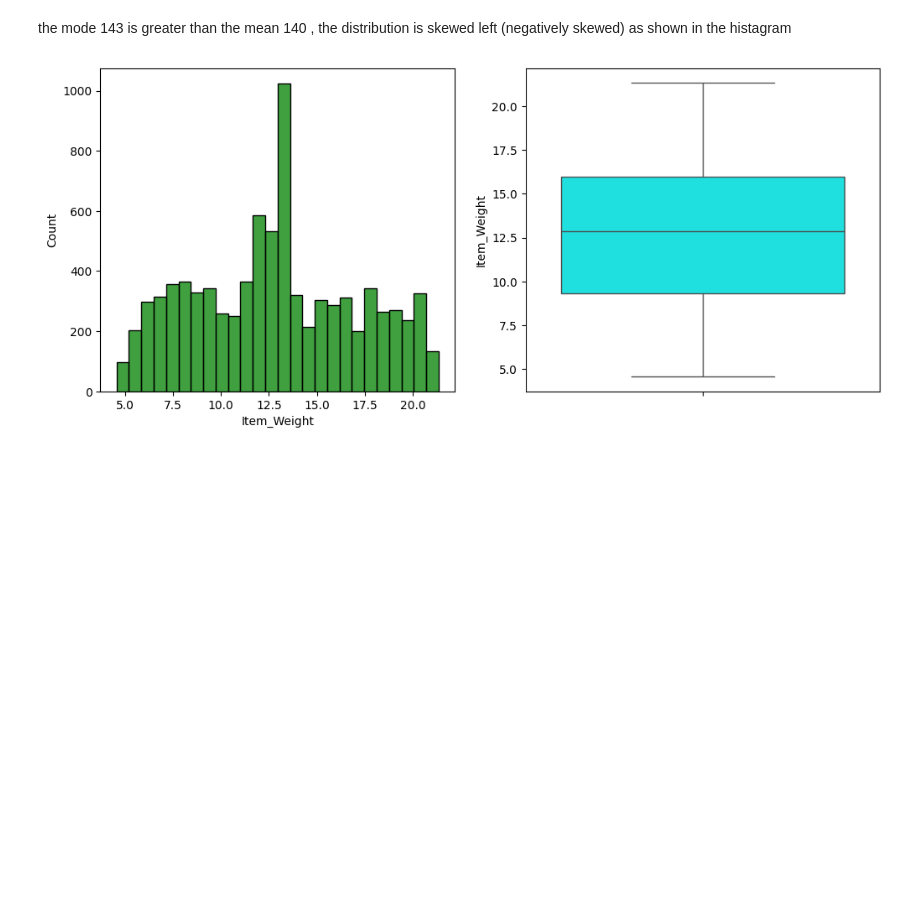
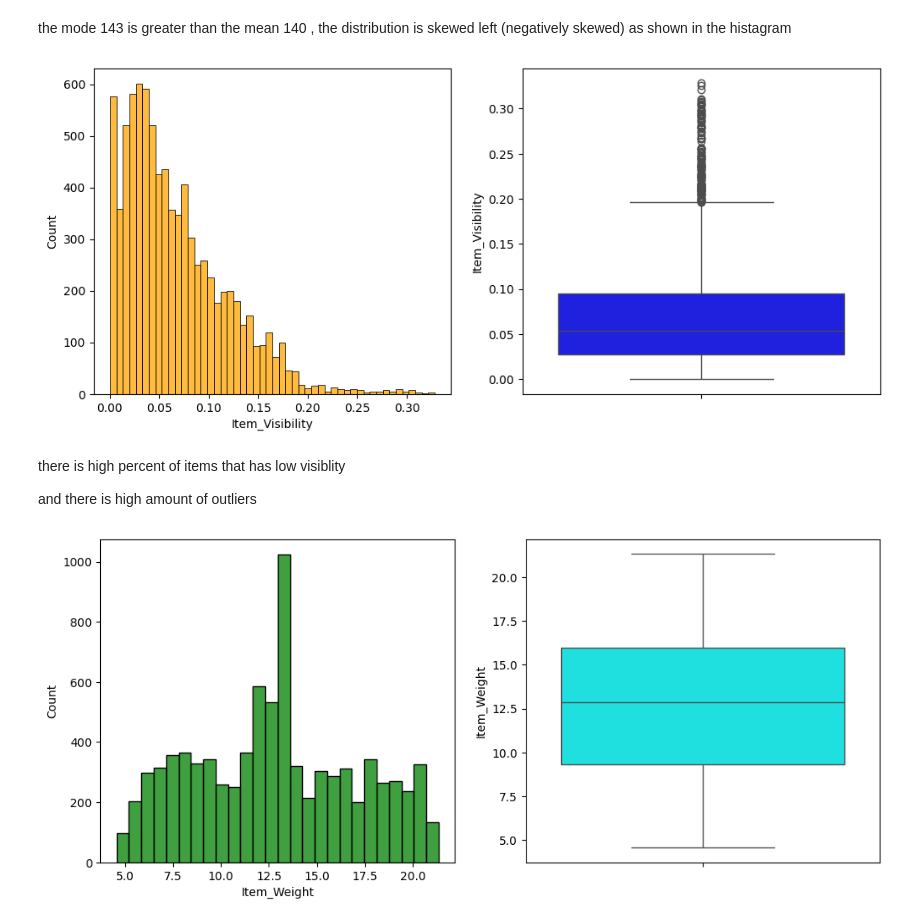
Before and after one commit to baselshunnarah/Prediction-of-Product-Sales, a Jupyter notebook: Prediction_of_Product_Sales.ipynb, the cells around one changed output. Cells and saved outputs as stored; diff of their text form; code cells hidden in the pictures; blank space fills up the shorter version.

```diff
--- a/Prediction_of_Product_Sales.ipynb
+++ b/Prediction_of_Product_Sales.ipynb
@@ -467,6 +467,17 @@ sns.boxplot(data=df_prediction,y='Item_MRP',color='blue',ax=ax[1]);
 [figure]
 # %% [markdown]
  the mode 143 is greater than the mean 140 , the distribution is  skewed left (negatively skewed) as shown in the histagram
+# %%
+# Histogram / boxplot for Item_Visibility
+fig,ax=plt.subplots(ncols=2,figsize=(12,5))
+sns.histplot(data=df_prediction,x='Item_Visibility',color='orange', edgecolor='black',bins='auto',ax=ax[0]);
+sns.boxplot(data=df_prediction,y='Item_Visibility',color='blue',ax=ax[1]);
+# %% [output]
+[figure, added]
+# %% [markdown]
+there is high percent of items that has low visiblity
+
+and there is high amount of outliers
 # %%
 # Histogram / boxplot for Item_ Weight
 fig,ax=plt.subplots(ncols=2,figsize=(12,5))
```
Also changed, not shown: parts of 2 cells of this notebook.
